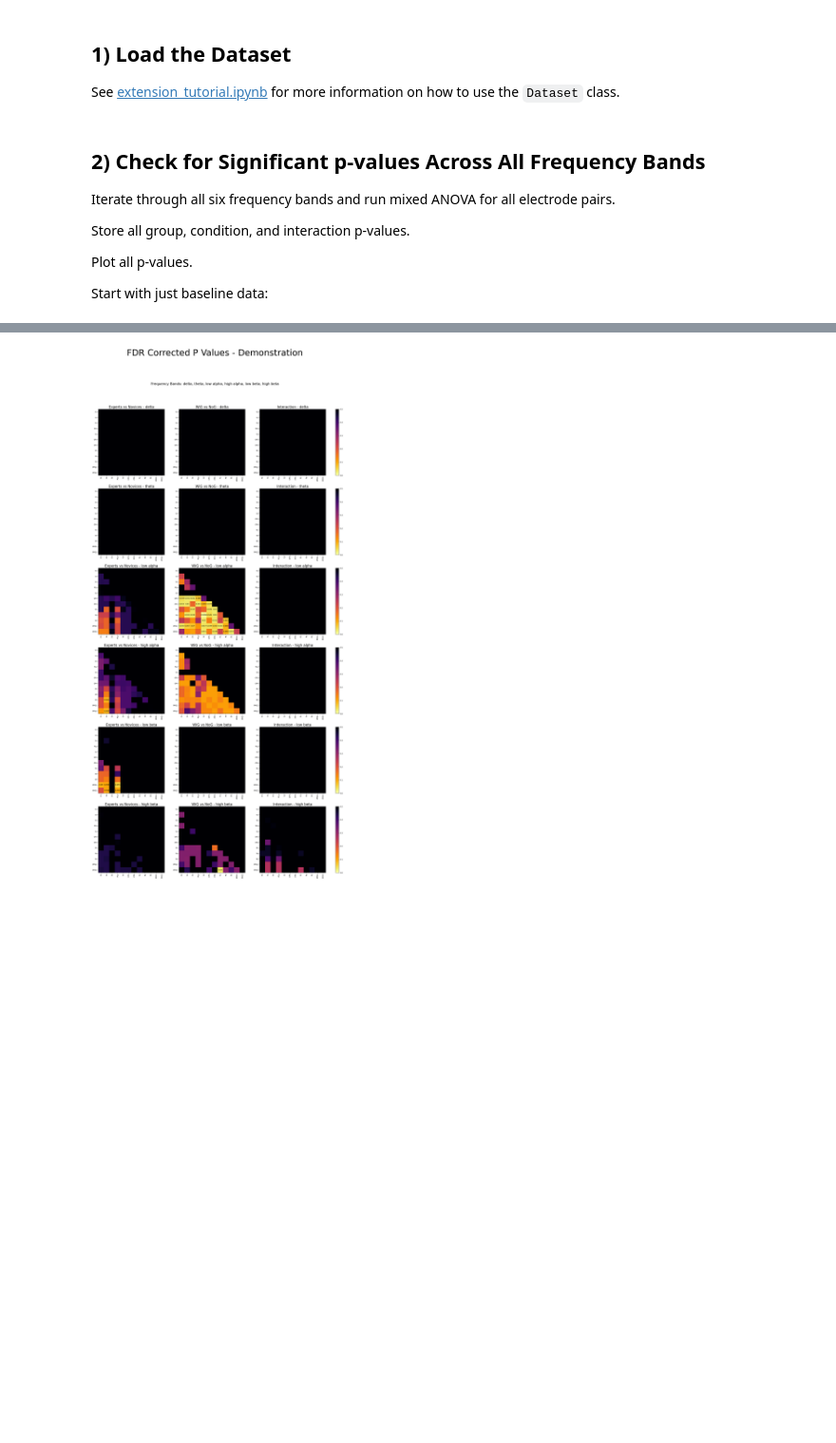
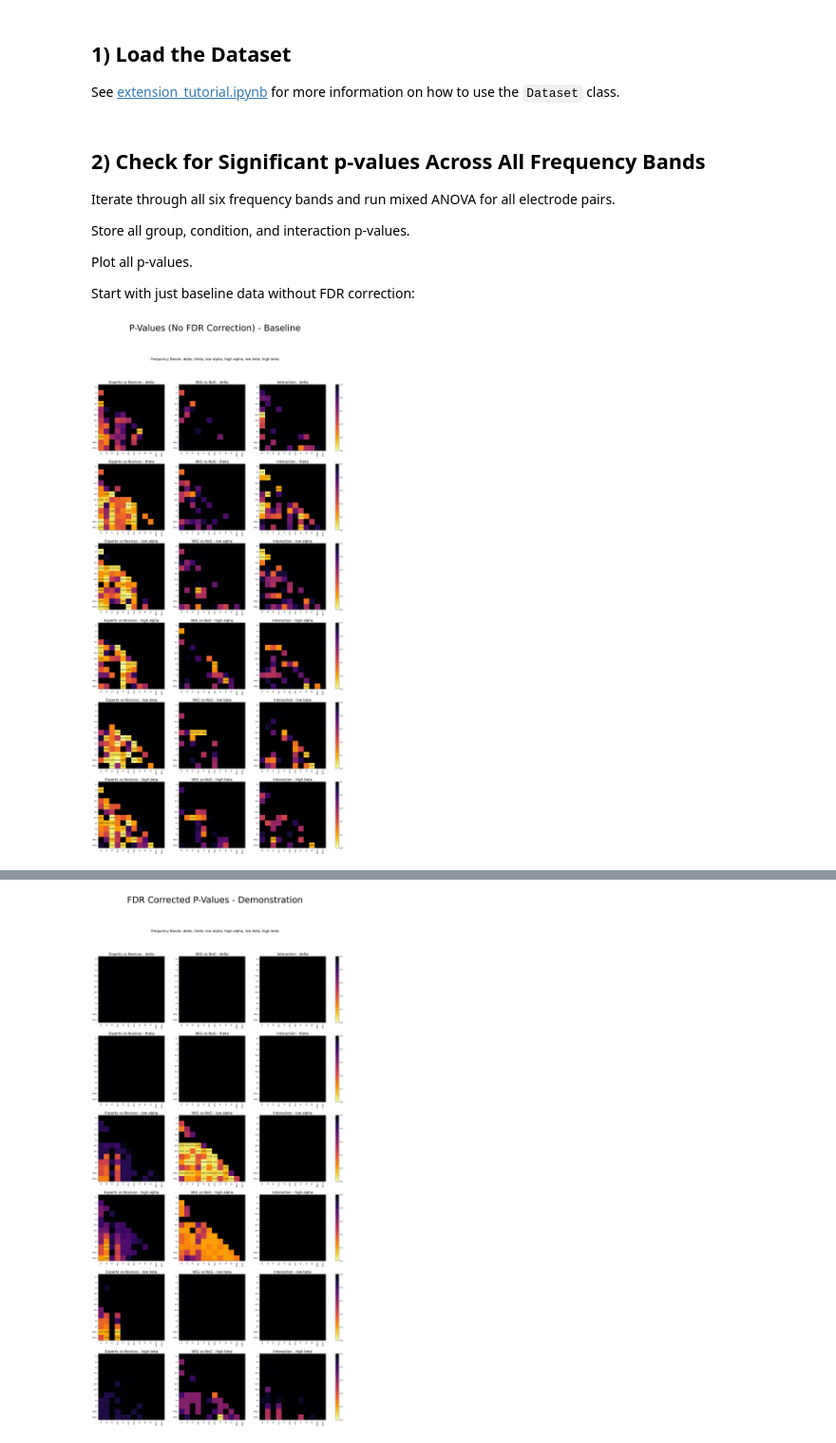
Before and after one commit to orion-junkins/eeg-connectivity, a Jupyter notebook: results_reproduction.ipynb, the cells around one changed output, grey strips where cells are left out. Shown at 95% size. Saved outputs shown, nothing was run; the diff lists cells and outputs as text; code cells hidden in the pictures; blank space fills up the shorter version.

```diff
--- a/results_reproduction.ipynb
+++ b/results_reproduction.ipynb
@@ -59,5 +59,38 @@ Store all group, condition, and interaction p-values.
 
 Plot all p-values.
 
-Start with just baseline data:
+Start with just baseline data without FDR correction:
+# %%
+# Store lists of p-values with one entry for each frequency band
+bl_group_ps_no_fdr_corr = []
+bl_condition_ps_no_fdr_corr = []
+bl_interaction_ps_no_fdr_corr = []
+bl_n2_condition = []
+
+# Iterate through bl frequency bands and run ANOVA tests for each
+for freq in frequency_bands:
+    # Define Group A as experts and Group B as novices
+    # Define Condition 1 as WiG and Condition 2 as NoG
+    group_a_condition_1 = dataset.get_frequency_average("expert", "BL", "WiG", freq)
+    group_a_condition_2 = dataset.get_frequency_average("expert", "BL", "NoG", freq)
+
+    group_b_condition_1 = dataset.get_frequency_average("novice", "BL", "WiG", freq)
+    group_b_condition_2 = dataset.get_frequency_average("novice", "BL", "NoG", freq)
+
+    # Run FDR Corrected Mixed ANOVA test
+    p_values_group, p_values_condition, p_values_interaction, n2_condition = run_mixed_anova(group_a_condition_1, group_a_condition_2, group_b_condition_1, group_b_condition_2, fdr_correct=False)
+
+    # Store p-values
+    bl_group_ps_no_fdr_corr.append(p_values_group)
+    bl_condition_ps_no_fdr_corr.append(p_values_condition)
+    bl_interaction_ps_no_fdr_corr.append(p_values_interaction)
+
+    # Store effect size for condition
+    bl_n2_condition.append(n2_condition)
+
+
+# Plot p-values fro group, condition, and interaction across all frequency bands
+plot_stacked_triple_ps(bl_group_ps_no_fdr_corr, bl_condition_ps_no_fdr_corr, bl_interaction_ps_no_fdr_corr, frequency_bands, dataset.electrode_names, title="P-Values (No FDR Correction) - Baseline", sub_title_1="Experts vs Novices", sub_title_2="WiG vs NoG", sub_title_3="Interaction", save_path=None)
+# %% [output]
+[figure, added]
 # %%
```
Also changed, not shown: parts of 9 cells of this notebook.
